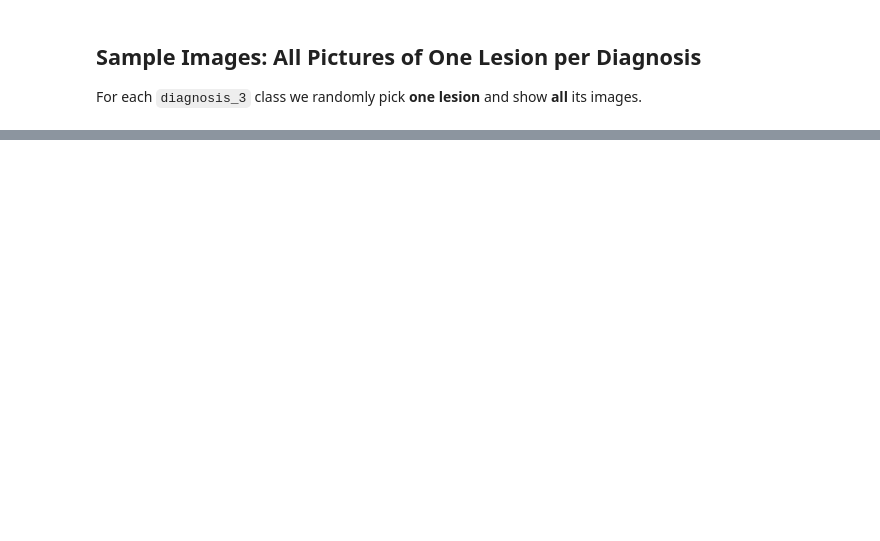
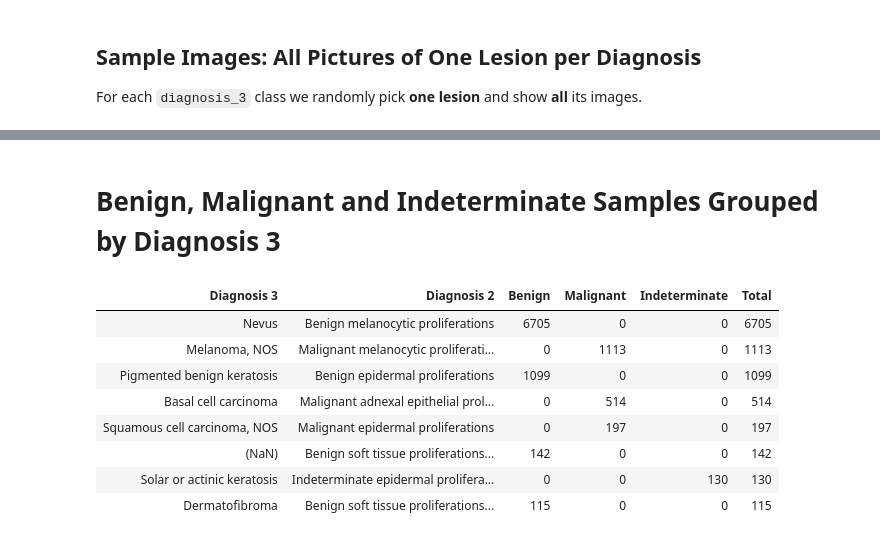
Before and after one commit to lukas9800x3D/ham10000-xai-hierarchical-classification, a Jupyter notebook: notebooks/01_dataset_exploration.ipynb, the cells around one changed output, grey strips where cells are left out. Saved outputs shown, nothing was run; the diff lists cells and outputs as text; code cells hidden in the pictures; blank space fills up the shorter version.

```diff
--- a/notebooks/01_dataset_exploration.ipynb
+++ b/notebooks/01_dataset_exploration.ipynb
@@ -242,0 +280,46 @@ for cls in sorted(metadata[label_col].dropna().unique()):
+# %% [markdown]
+# Benign, Malignant and Indeterminate Samples Grouped by Diagnosis 3
+# %%
+df = pd.read_csv("../data/raw/metadata.csv")
+
+crosstab = pd.crosstab(
+    [df["diagnosis_3"].fillna("(NaN)"), df["diagnosis_2"].fillna("(NaN)")],
+    df["diagnosis_1"],
+    margins=True,
+    margins_name="Total"
+)
+
+# Remove the Total row at the very bottom
+if "Total" in crosstab.index:
+    crosstab = crosstab.drop("Total", axis=0)
+
+# Sort the columns
+col_order = [c for c in ["Benign", "Malignant", "Indeterminate", "Total"] if c in crosstab.columns]
+crosstab = crosstab[col_order]
+crosstab = crosstab.sort_values("Total", ascending=False)
+crosstab = crosstab.reset_index()
+
+# Rename the columns for a clean look
+crosstab = crosstab.rename(columns={
+    "diagnosis_3": "Diagnosis 3",
+    "diagnosis_2": "Diagnosis 2"
+})
+
+# Display styling: left-align the first two text columns
+crosstab.style \
+    .hide(axis="index") \
+    .set_properties(subset=["Diagnosis 3", "Diagnosis 2"], **{"text-align": "left"}) \
+    .set_table_styles([
+        {"selector": "th.col_heading:nth-child(1)", "props": [("text-align", "left")]},
+        {"selector": "th.col_heading:nth-child(2)", "props": [("text-align", "left")]},
+    ])
+# %% [output]
+| Diagnosis 3 | Diagnosis 2 | Benign | Malignant | Indeterminate | Total |
+| Nevus | Benign melanocytic proliferations | 6705 | 0 | 0 | 6705 |
+| Melanoma, NOS | Malignant melanocytic proliferati... | 0 | 1113 | 0 | 1113 |
+| Pigmented benign keratosis | Benign epidermal proliferations | 1099 | 0 | 0 | 1099 |
+| Basal cell carcinoma | Malignant adnexal epithelial prol... | 0 | 514 | 0 | 514 |
+| Squamous cell carcinoma, NOS | Malignant epidermal proliferations | 0 | 197 | 0 | 197 |
+| (NaN) | Benign soft tissue proliferations... | 142 | 0 | 0 | 142 |
+| Solar or actinic keratosis | Indeterminate epidermal prolifera... | 0 | 0 | 130 | 130 |
+| Dermatofibroma | Benign soft tissue proliferations... | 115 | 0 | 0 | 115 |
```
Also changed, not shown: parts of 8 cells of this notebook, 3 other files.
